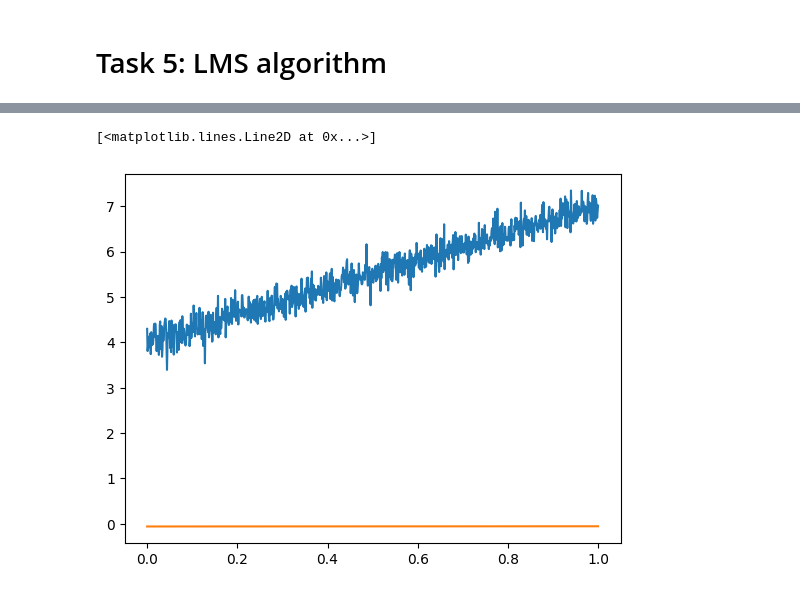
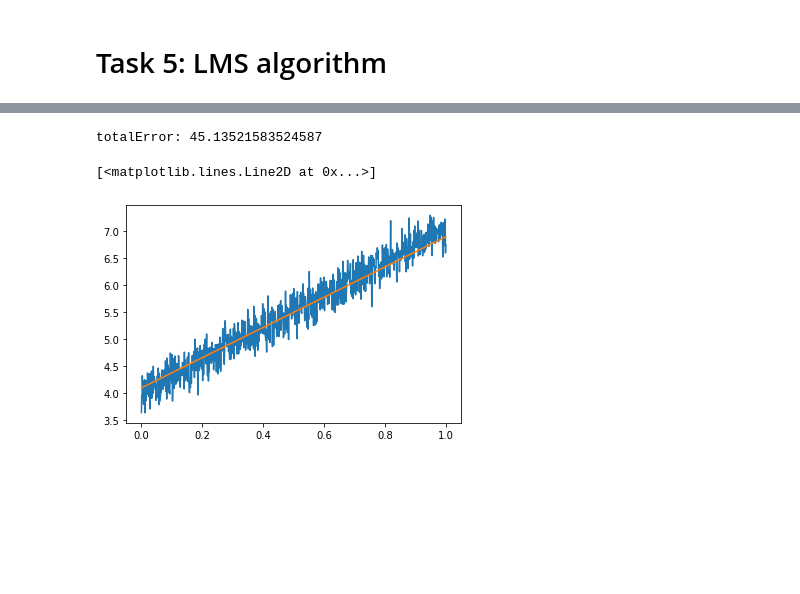
Before and after one commit to IchChefDuNixx/2223WS, a Jupyter notebook: SVL/October/E00-svl-intro-python/python-primer-questions.ipynb, the cells around one changed output, grey strips where cells are left out. Saved outputs shown, nothing was run; the diff lists cells and outputs as text; code cells hidden in the pictures; blank space fills up the shorter version.

```diff
--- a/SVL/October/E00-svl-intro-python/python-primer-questions.ipynb
+++ b/SVL/October/E00-svl-intro-python/python-primer-questions.ipynb
@@ -87,9 +115,21 @@ plt.plot(x, y)
 # %%
 def lms(dataset, eta):
     w0, w1 = np.random.normal(0, 0.1, 2)
 
     # TODO: algorithm
+    for _ in range(100):
+        for i in range(N):
+            error = y[i] - (w0+w1*x[i])
+            w0 += eta * error
+            w1 += eta * error * x[i]
 
+    print(f"totalError: {sum([(w0+w1*x[i]-y[i])**2 for i in range(N)])}")
+    return w0,w1
 
-
-    return w0, w1
+w0, w1 = lms(D, 0.1)
+plt.plot(x, y)
+plt.plot(x, w0 + x * w1)
+# %% [output]
+totalError: 45.13521583524587
+[<matplotlib.lines.Line2D at 0x...>]
+[figure, added]
@@ -98,6 +135,0 @@ w0, w1 = lms(D, 0.1)
-# %%
-plt.plot(x, y)
-plt.plot(x, w0 + x * w1)
-# %% [output]
-[<matplotlib.lines.Line2D at 0x...>]
-[figure, removed]
```
Also changed, not shown: parts of 6 cells of this notebook, 3 other files.
